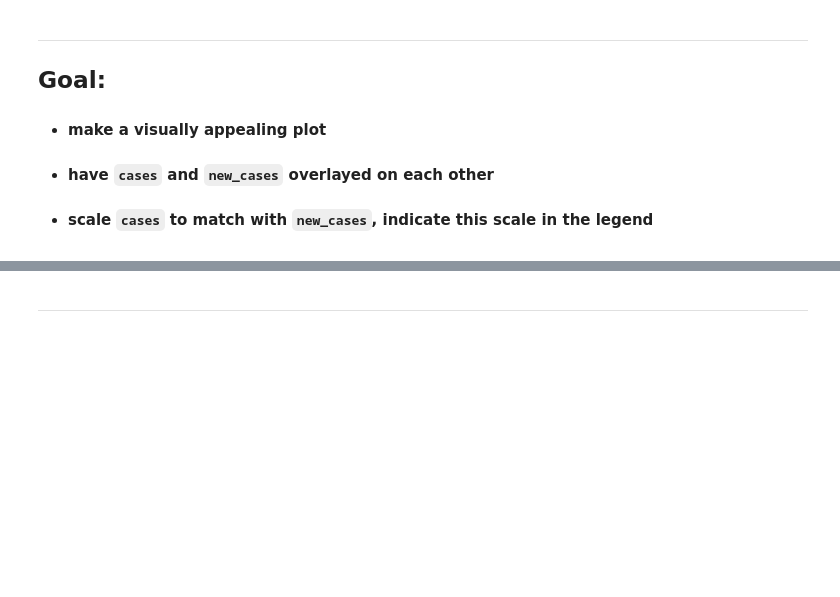
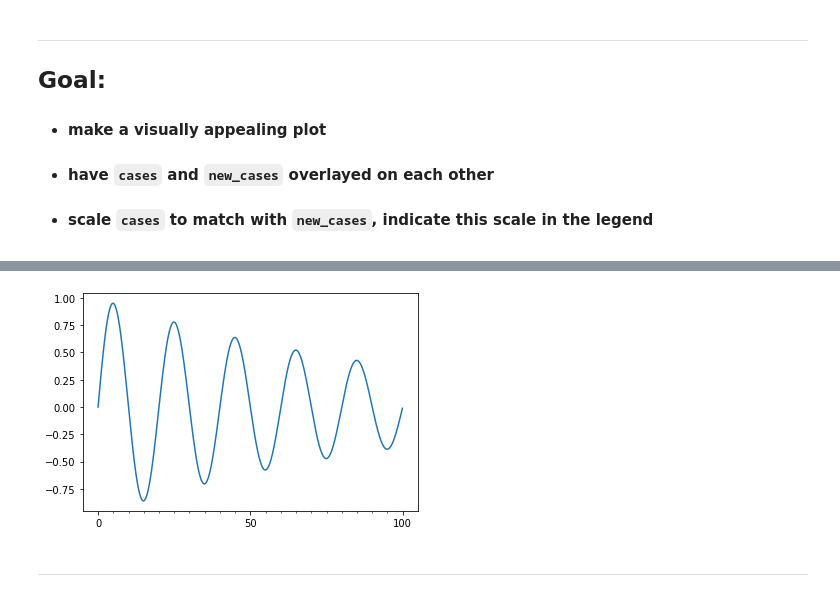
Before and after one commit to davydka/notebooks, a Jupyter notebook: CovidPortlandMultnomah.ipynb, the cells around one changed output, grey strips where cells are left out. Cells and saved outputs as stored; diff of their text form; code cells hidden in the pictures; blank space fills up the shorter version.

```diff
--- a/CovidPortlandMultnomah.ipynb
+++ b/CovidPortlandMultnomah.ipynb
@@ -109,5 +154,23 @@ ax.figure.legend()
 # %%
 # success ! ☝️☝️☝️ (need to update legend and text values)
+# %%
+t = np.arange(0.0, 100.0, 0.1)
+s = np.sin(0.1 * np.pi * t) * np.exp(-t * 0.01)
+
+fig, ax = plt.subplots()
+ax.plot(t, s)
+
+# Make a plot with major ticks that are multiples of 20 and minor ticks that
+# are multiples of 5.  Label major ticks with '.0f' formatting but don't label
+# minor ticks.  The string is used directly, the `StrMethodFormatter` is
+# created automatically.
+ax.xaxis.set_major_locator(MultipleLocator(50))
+ax.xaxis.set_major_formatter('{x:.0f}')
+
+# For the minor ticks, use no labels; default NullFormatter.
+ax.xaxis.set_minor_locator(MultipleLocator(5))
+# %% [output]
+[figure, added]
 # %% [markdown]
 ---
 # %% [markdown]
```
Also changed, not shown: parts of 11 cells of this notebook, 1 other file.
